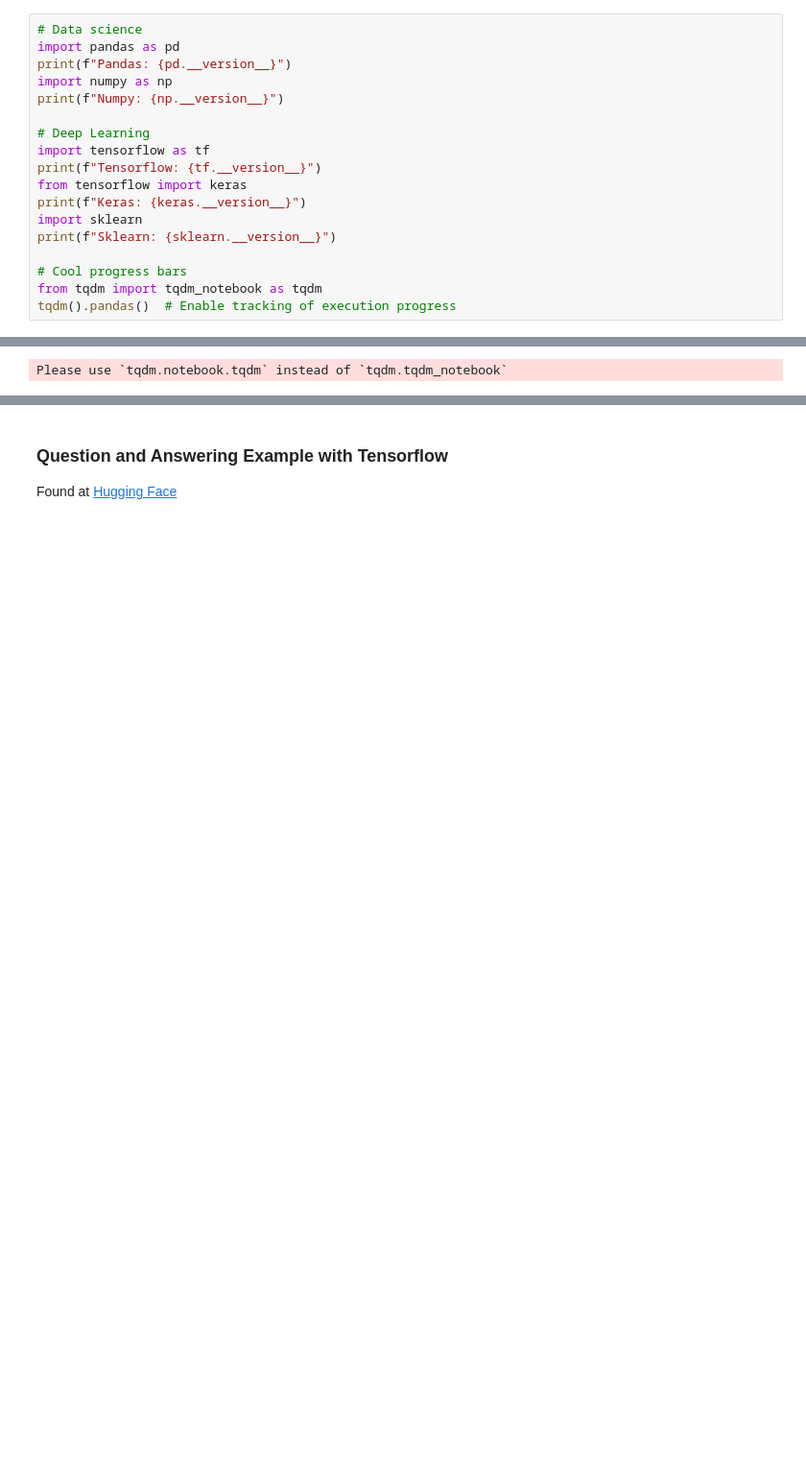
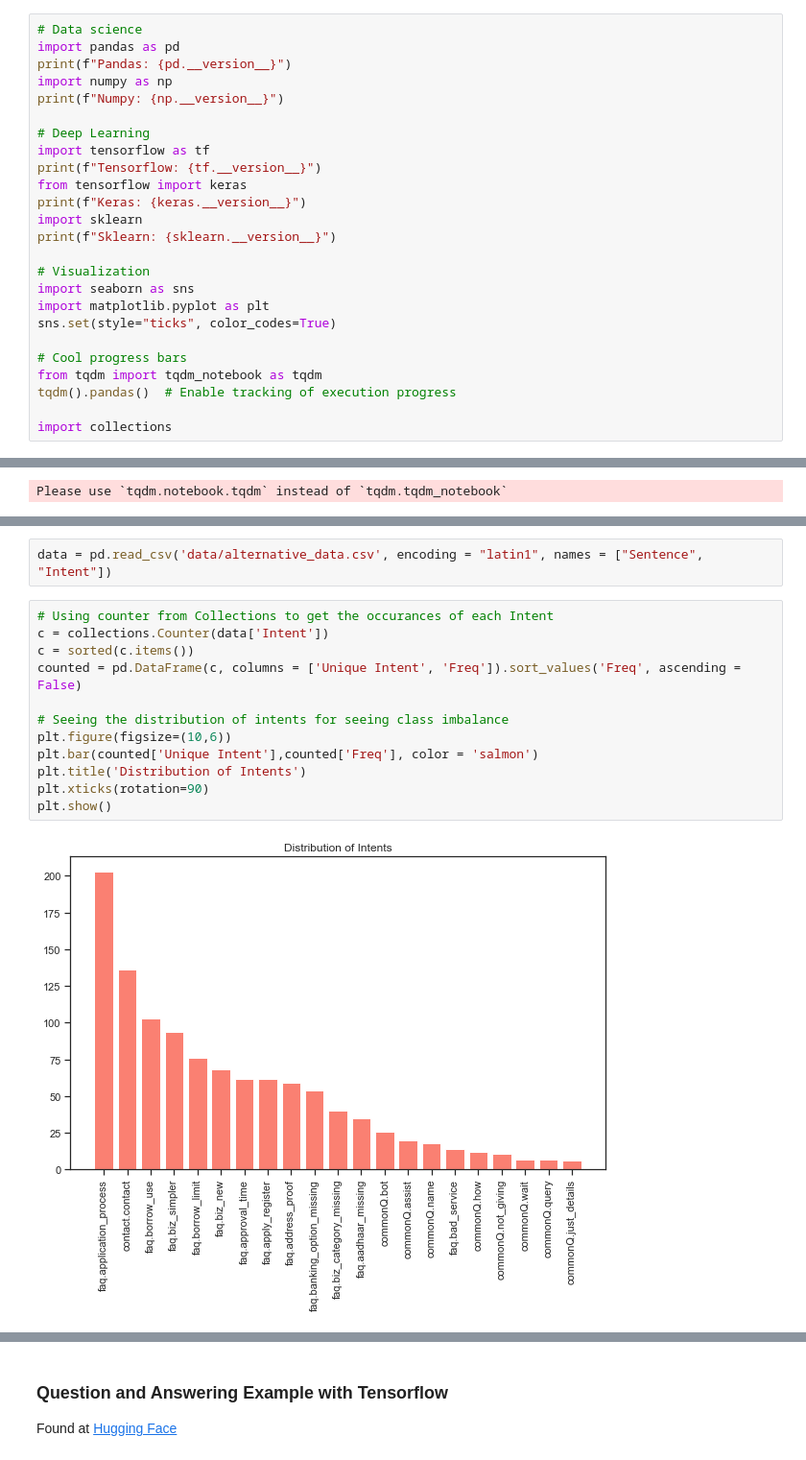
Before and after one commit to mtaruno/eve-bot, a Jupyter notebook: 3. Intent Classification with Keras.ipynb, the cells around one changed output, grey strips where cells are left out. Shown at 96% size. Cells and saved outputs as stored; diff of their text form; blank space fills up the shorter version.

```diff
--- a/3. Intent Classification with Keras.ipynb
+++ b/3. Intent Classification with Keras.ipynb
@@ -16,9 +16,16 @@ print(f"Keras: {keras.__version__}")
 import sklearn
 print(f"Sklearn: {sklearn.__version__}")
 
+# Visualization
+import seaborn as sns
+import matplotlib.pyplot as plt
+sns.set(style="ticks", color_codes=True)
+
 # Cool progress bars
 from tqdm import tqdm_notebook as tqdm
 tqdm().pandas()  # Enable tracking of execution progress
+
+import collections
 # %% [output]
 Pandas: 1.0.5
 Numpy: 1.18.5
@@ -39,0 +47,16 @@ There already exists chatbot frameworks people use, such as Wix.
+# %%
+data = pd.read_csv('data/alternative_data.csv', encoding = "latin1", names = ["Sentence", "Intent"])
+# %%
+# Using counter from Collections to get the occurances of each Intent
+c = collections.Counter(data['Intent'])
+c = sorted(c.items())
+counted = pd.DataFrame(c, columns = ['Unique Intent', 'Freq']).sort_values('Freq', ascending = False)
+
+# Seeing the distribution of intents for seeing class imbalance
+plt.figure(figsize=(10,6))
+plt.bar(counted['Unique Intent'],counted['Freq'], color = 'salmon')
+plt.title('Distribution of Intents')
+plt.xticks(rotation=90)
+plt.show()
+# %% [output]
+[figure, added]
```
Also changed, not shown: parts of 5 cells of this notebook, 2 other files.
